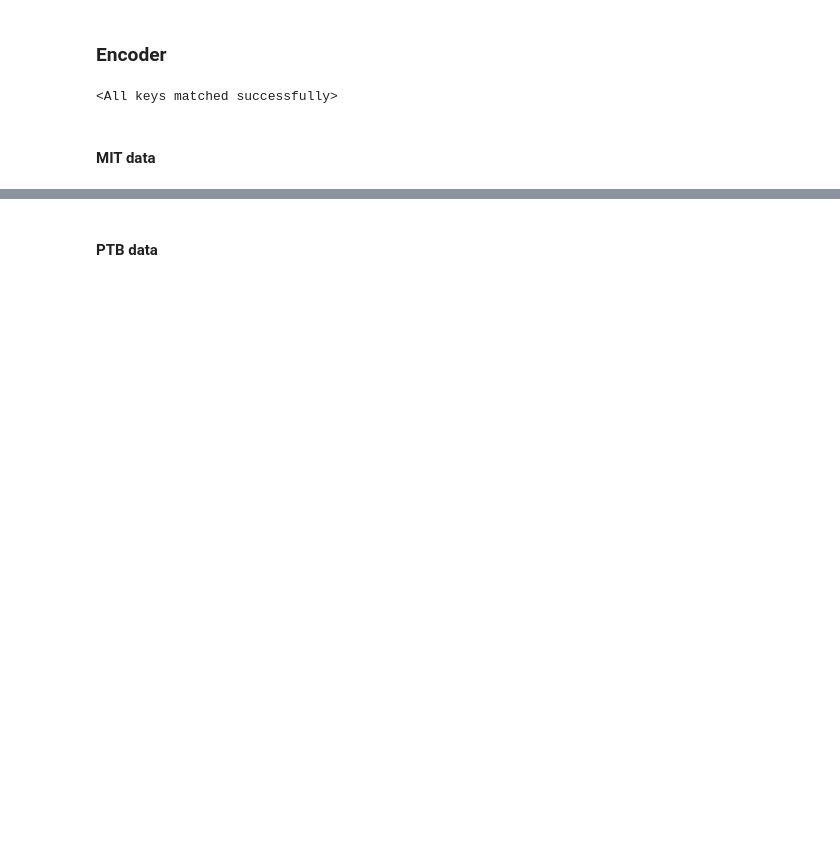
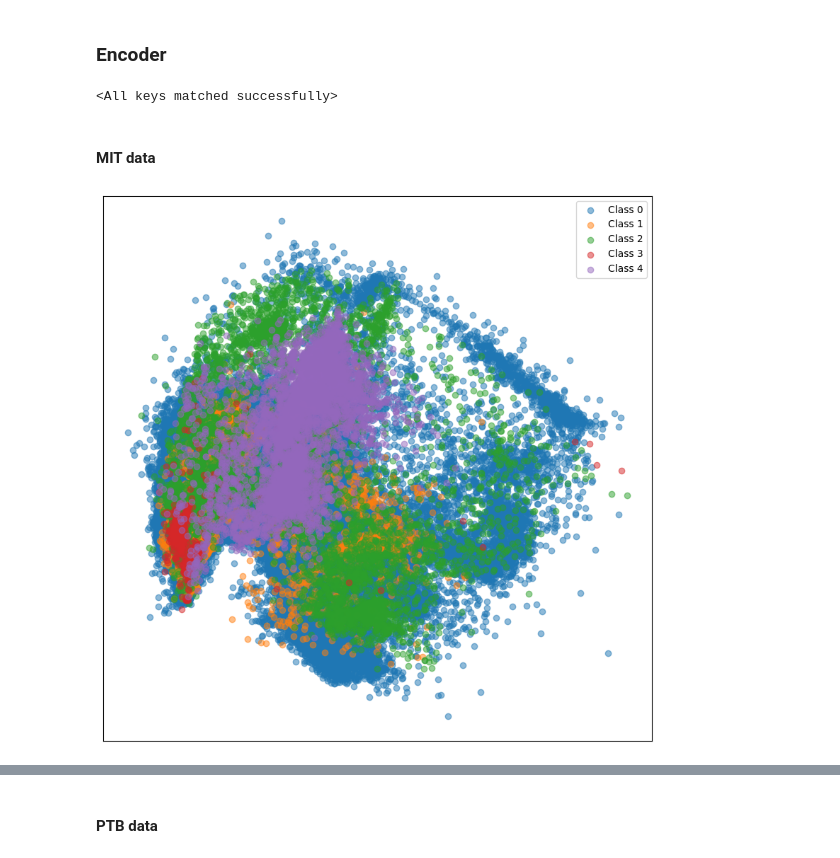
Before and after one commit to jlohunecke/ML4HC_project2, a Jupyter notebook: proj2_pt2.ipynb, the cells around one changed output, grey strips where cells are left out. Saved outputs shown, nothing was run; the diff lists cells and outputs as text; code cells hidden in the pictures; blank space fills up the shorter version.

```diff
--- a/proj2_pt2.ipynb
+++ b/proj2_pt2.ipynb
@@ -579,3 +601,13 @@ X_test_encoder_mit = torch.cat(X_test_encoder_mit).cpu().numpy().squeeze()
 
 y_train_encoder_mit = torch.cat(y_train_encoder_mit).cpu().numpy().squeeze()
 y_test_encoder_mit = torch.cat(y_test_encoder_mit).cpu().numpy().squeeze()
+# %%
+# import pca
+from sklearn.decomposition import PCA
+
+pca = PCA(n_components=2)
+X_train_pca = pca.fit_transform(X_train_encoder_mit)
+
+visualize_umap(X_train_pca, y_train_encoder_mit)
+# %% [output]
+[figure, added]
```
Also changed, not shown: parts of 8 cells of this notebook, 2 other files.
